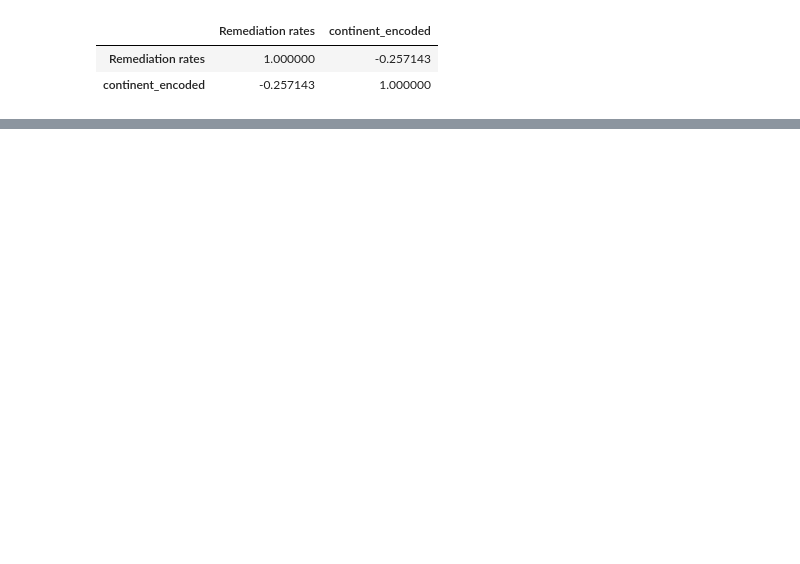
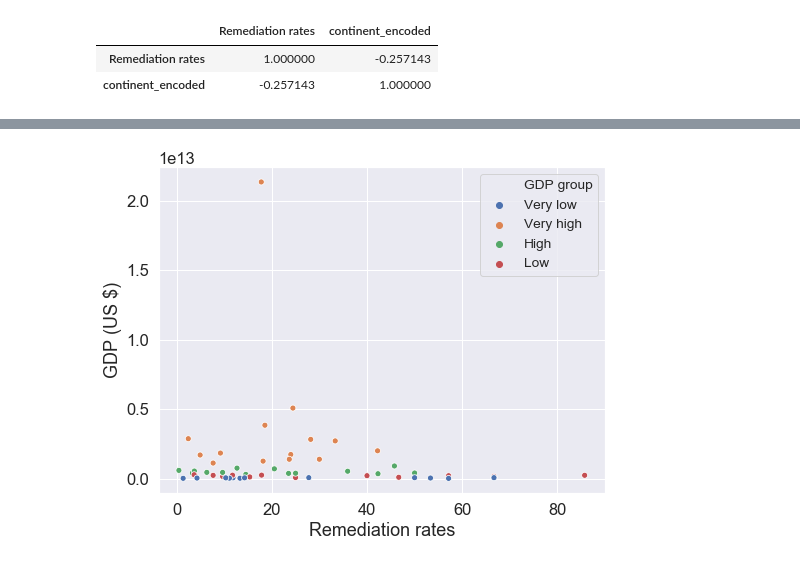
Before and after one commit to astamagg/econ_sec, a Jupyter notebook: Project_3.ipynb, the cells around one changed output, grey strips where cells are left out. Cells and saved outputs as stored; diff of their text form; code cells hidden in the pictures; blank space fills up the shorter version.

```diff
--- a/Project_3.ipynb
+++ b/Project_3.ipynb
@@ -243,0 +330,10 @@ NameError: name 'df' is not defined
+# %%
+#Add grouping to the dataframe
+GDP_short_df['GDP group'] = ''
+
+GDP_short_df = set_group(GDP_short_df, lowest_GDP_quarter, "GDP group", "Very low")
+GDP_short_df = set_group(GDP_short_df, low_GDP_quarter, "GDP group", "Low")
+GDP_short_df = set_group(GDP_short_df, high_GDP_quarter, "GDP group", "High")
+GDP_short_df = set_group(GDP_short_df, highest_GDP_quarter, "GDP group", "Very high")
+
+GDP_short_df.head()
@@ -243,0 +347,10 @@ NameError: name 'df' is not defined
+# %%
+#Visualize distribution in a scatterplot
+fig, ax = plt.subplots(figsize=(8,6))
+sns.set(font_scale=1.25)
+sns.scatterplot(x='Remediation rates', y='GDP', hue='GDP group', data=GDP_short_df)
+
+plt.ylabel("GDP (US $)")
+plt.show()
+# %% [output]
+[figure, added]
```
Also changed, not shown: parts of 30 cells of this notebook.
